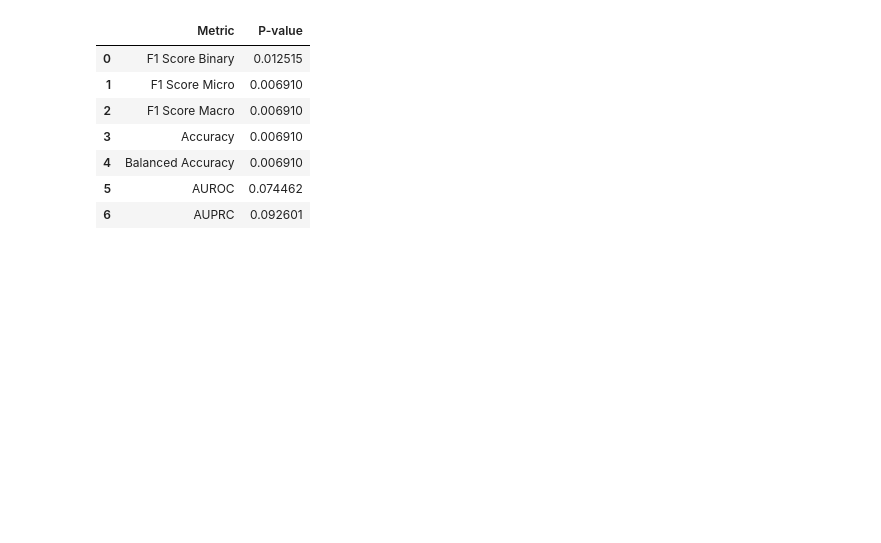
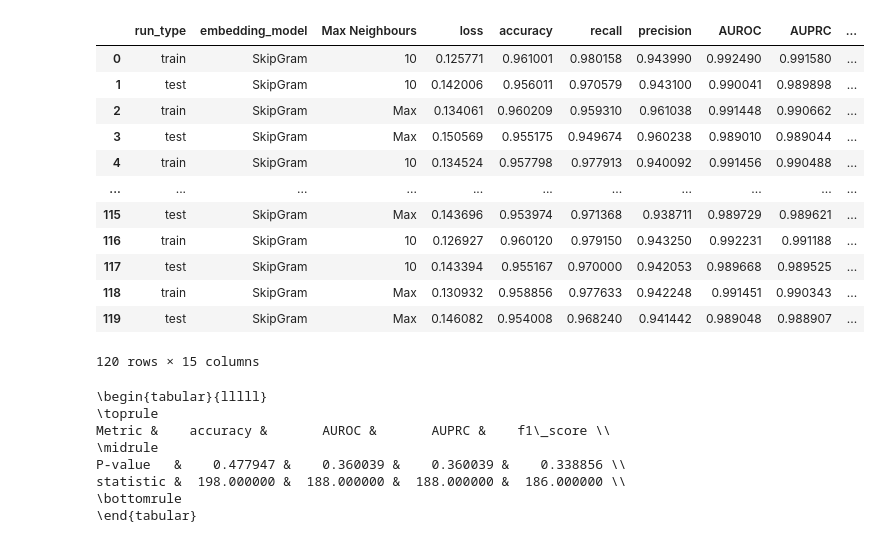
Before and after one commit to LucaCappelletti94/embiggen_experiments, a Jupyter notebook: approximated_walks/Approximated walks bar plots and statistical tests.ipynb, the cells around one changed output. Cells and saved outputs as stored; diff of their text form; code cells hidden in the pictures; blank space fills up the shorter version.

```diff
--- a/approximated_walks/Approximated walks bar plots and statistical tests.ipynb
+++ b/approximated_walks/Approximated walks bar plots and statistical tests.ipynb
@@ -11,28 +8,49 @@ df["Max Neighbours"] = [
     for val in df["Max Neighbours"].values
 ]
+# %%
+df
+# %% [output]
+|  | run_type | embedding_model | Max Neighbours | loss | accuracy | recall | precision | AUROC | AUPRC | ... |
+| 0 | train | SkipGram | 10 | 0.125771 | 0.961001 | 0.980158 | 0.943990 | 0.992490 | 0.991580 | ... |
+| 1 | test | SkipGram | 10 | 0.142006 | 0.956011 | 0.970579 | 0.943100 | 0.990041 | 0.989898 | ... |
+| 2 | train | SkipGram | Max | 0.134061 | 0.960209 | 0.959310 | 0.961038 | 0.991448 | 0.990662 | ... |
+| 3 | test | SkipGram | Max | 0.150569 | 0.955175 | 0.949674 | 0.960238 | 0.989010 | 0.989044 | ... |
+| 4 | train | SkipGram | 10 | 0.134524 | 0.957798 | 0.977913 | 0.940092 | 0.991456 | 0.990488 | ... |
+| ... | ... | ... | ... | ... | ... | ... | ... | ... | ... | ... |
+| 115 | test | SkipGram | Max | 0.143696 | 0.953974 | 0.971368 | 0.938711 | 0.989729 | 0.989621 | ... |
+| 116 | train | SkipGram | 10 | 0.126927 | 0.960120 | 0.979150 | 0.943250 | 0.992231 | 0.991188 | ... |
+| 117 | test | SkipGram | 10 | 0.143394 | 0.955167 | 0.970000 | 0.942053 | 0.989668 | 0.989525 | ... |
+| 118 | train | SkipGram | Max | 0.130932 | 0.958856 | 0.977633 | 0.942248 | 0.991451 | 0.990343 | ... |
+| 119 | test | SkipGram | Max | 0.146082 | 0.954008 | 0.968240 | 0.941442 | 0.989048 | 0.988907 | ... |
+120 rows × 15 columns
 # %%
 from scipy.stats import wilcoxon
 results = []
 
 for metric in df.columns[4:]:
-    p_value = wilcoxon(
-        df[df.run_type == "test"][df["Max Neighbours"] == "1375"][metric],
+    statistic, p_value = wilcoxon(
+        df[df.run_type == "test"][df["Max Neighbours"] == "Max"][metric],
         df[df.run_type == "test"][df["Max Neighbours"] == "10"][metric],
-    )[1]
+    )
     results.append({
         "Metric": metric,
-        "P-value": p_value
+        "P-value": p_value,
+        "statistic": statistic
     })
-pd.DataFrame(results)
+results = pd.DataFrame(results).T
+new_header = results.iloc[0] #grab the first row for the header
+results = results[1:] #take the data less the header row
+results.columns = new_header #set the header row as the df header
+print(results[["accuracy", "AUROC", "AUPRC", "f1_score"]].to_latex())
 # %% [output]
-|  | Metric | P-value |
-| 0 | F1 Score Binary | 0.012515 |
-| 1 | F1 Score Micro | 0.006910 |
-| 2 | F1 Score Macro | 0.006910 |
-| 3 | Accuracy | 0.006910 |
-| 4 | Balanced Accuracy | 0.006910 |
-| 5 | AUROC | 0.074462 |
-| 6 | AUPRC | 0.092601 |
+\begin{tabular}{lllll}
+\toprule
+Metric &    accuracy &       AUROC &       AUPRC &    f1\_score \\
+\midrule
+P-value   &    0.477947 &    0.360039 &    0.360039 &    0.338856 \\
+statistic &  198.000000 &  188.000000 &  188.000000 &  186.000000 \\
+\bottomrule
+\end{tabular}
 # %%
 _ = barplots(
     df,
```
Also changed, not shown: parts of 3 cells of this notebook, 13 other files.
